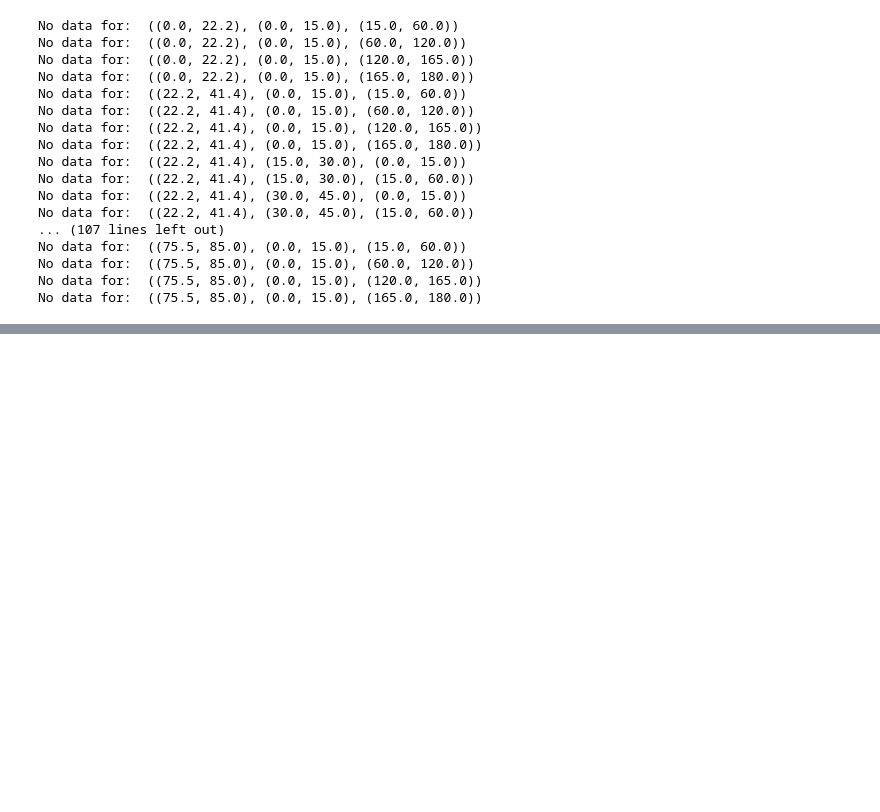
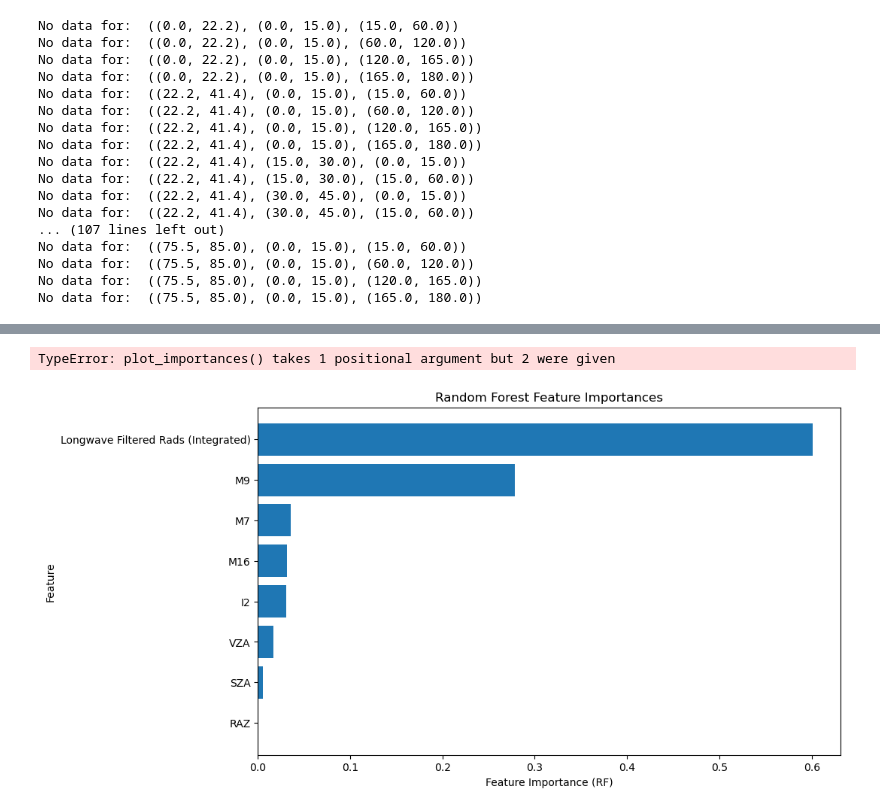
Before and after one commit to LASP-Libera/libera_unfiltering, a Jupyter notebook: nb_pt1.ipynb, the cells around one changed output, grey strips where cells are left out. Drawn from its saved outputs; the diff is of its cells as text; code cells hidden in the pictures; blank space fills up the shorter version.

```diff
--- a/nb_pt1.ipynb
+++ b/nb_pt1.ipynb
@@ -4105,0 +4595,26 @@ angular_bins
+# %%
+def encode_scene_column(df: pd.DataFrame) -> pd.DataFrame:
+    """
+    Adds a Scene_encoded column with fixed integer encoding.
+    """
+
+    if "Scene" not in df.columns:
+        raise ValueError("Scene column not found in dataframe")
+
+    scene_mapping = {
+        "Land": 1,
+        "Snow": 2,
+        "Cloudy Ocean": 3,
+        "Clear Ocean": 4,
+        "Deep Convective Cloud": 5
+    }
+
+    df["Scene_encoded"] = df["Scene"].map(scene_mapping)
+
+    if df["Scene_encoded"].isnull().any():
+        unknown_scenes = df[df["Scene_encoded"].isnull()]["Scene"].unique()
+        raise ValueError(f"Unknown scene types found: {unknown_scenes}")
+
+    return df
+
+all_dataset = encode_scene_column(all_dataset)
@@ -4105,0 +4720,2 @@ angular_bins
+# %%
+lw_model = final_ml_testing(all_dataset, v=True, is_sw=False, input_features=['SZA', 'VZA', 'RAZ', 'Longwave Filtered Rads (Integrated)',  'M7', 'M9', 'I2', 'M16'], use_groups=True)
@@ -4105,0 +4731,8 @@ angular_bins
+# %%
+plot_importances(sw_model, ['SZA', 'VZA', 'RAZ','Shortwave Filtered Rads (Integrated)', 'M1','M2','M3','M4','I1','M5','DNB','M6','I2','M7'])
+# %% [output]
+TypeError: plot_importances() takes 1 positional argument but 2 were given
+# %%
+plot_importances(lw_model, ['SZA', 'VZA', 'RAZ', 'Longwave Filtered Rads (Integrated)',  'M7', 'M9', 'I2', 'M16'])
+# %% [output]
+[figure, added]
```
Also changed, not shown: parts of 199 cells of this notebook, 27 other files.
